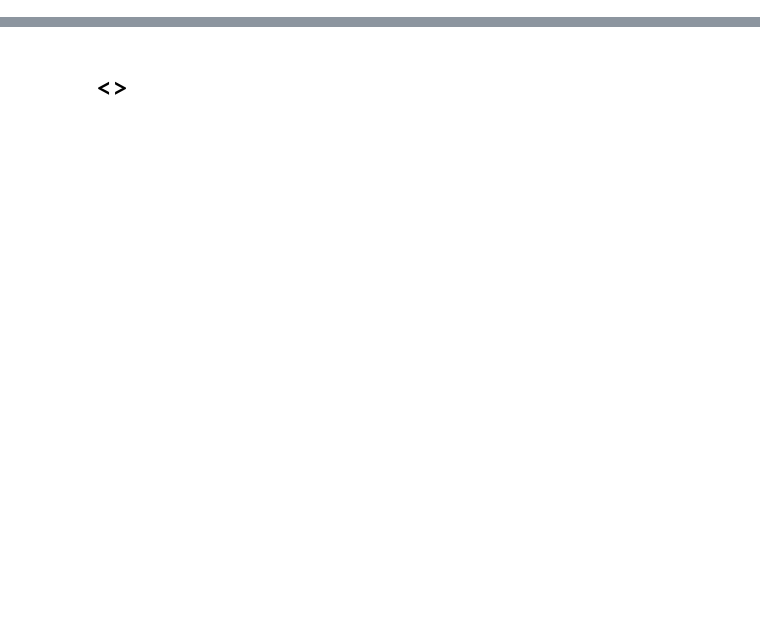
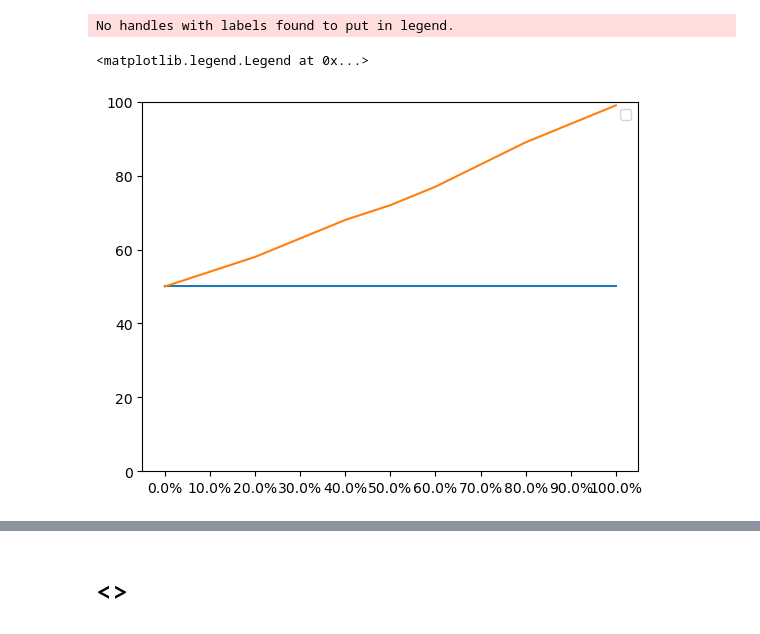
Before and after one commit to PierrickLeroy/mma-graph, a Jupyter notebook: synthetic.ipynb, the cells around one changed output, grey strips where cells are left out. Saved outputs shown, nothing was run; the diff lists cells and outputs as text; code cells hidden in the pictures; blank space fills up the shorter version.

```diff
--- a/synthetic.ipynb
+++ b/synthetic.ipynb
@@ -9,0 +56,10 @@ import pandas as pd
+# %%
+plt.plot([FRAUDSTER_INDEX for _ in list_series_delta_degrees])
+plt.plot([np.nonzero(l.sort_values().index == FRAUDSTER_INDEX)[0][0] for l in list_series_delta_degrees])
+plt.ylim([0,N])
+plt.xticks(range(len(list_fraud_probabilities)), [f"{100*x}%" for x in list_fraud_probabilities])
+plt.legend()
+# %% [output]
+No handles with labels found to put in legend.
+<matplotlib.legend.Legend at 0x...>
+[figure, added]
```
Also changed, not shown: parts of 19 cells of this notebook, 3 other files.
